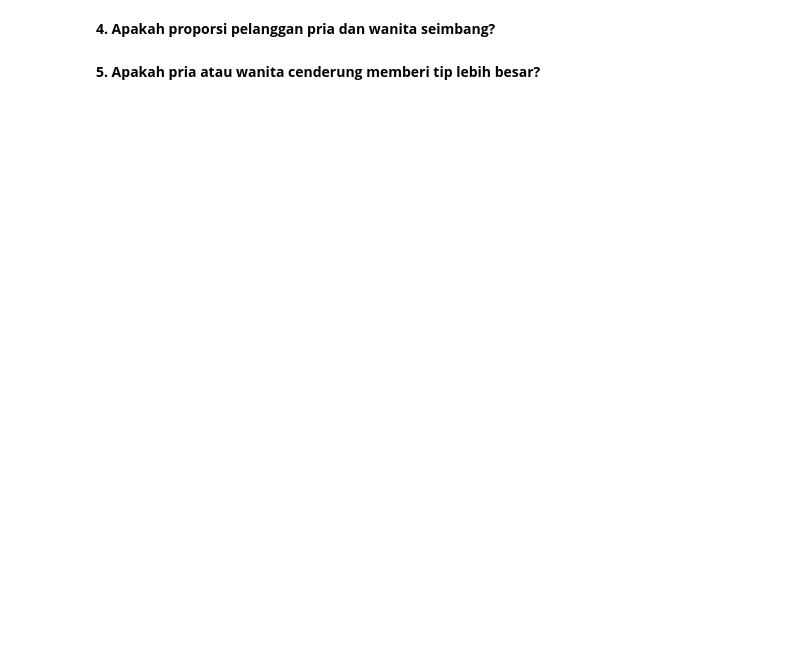
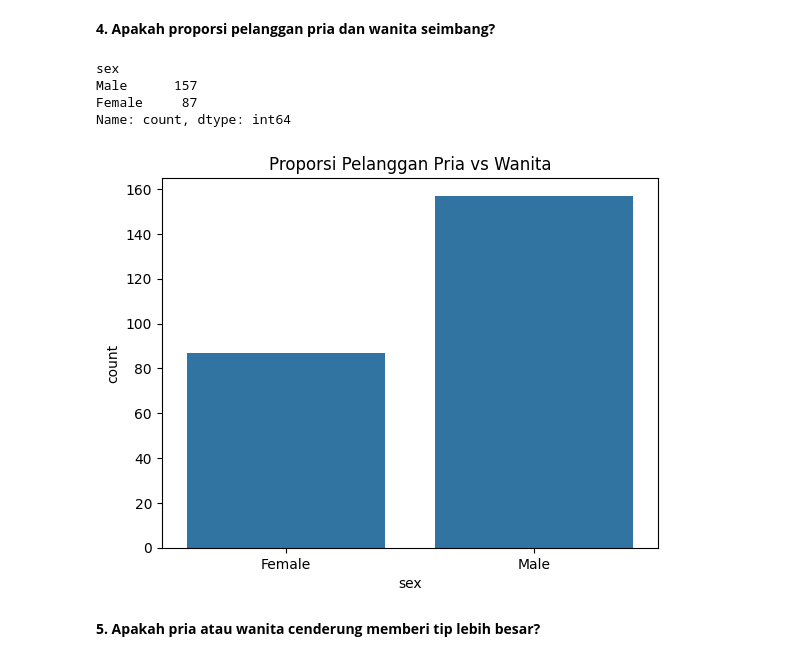
Before and after one commit to robet31/RAPIGANTENG, a Jupyter notebook: Tugas_2-EDA-DataMining.ipynb, the cells around one changed output. Cells and saved outputs as stored; diff of their text form; code cells hidden in the pictures; blank space fills up the shorter version.

```diff
--- a/Tugas_2-EDA-DataMining.ipynb
+++ b/Tugas_2-EDA-DataMining.ipynb
@@ -46,4 +96,18 @@ dtype: object
 # %% [markdown]
 **4. Apakah proporsi pelanggan pria dan wanita seimbang?**
+# %%
+# Proporsi pelanggan berdasarkan jenis kelamin
+print(df['sex'].value_counts())
+
+# Visualisasi
+sns.countplot(x='sex', data=df)
+plt.title('Proporsi Pelanggan Pria vs Wanita')
+plt.show()
+# %% [output]
+sex
+Male      157
+Female     87
+Name: count, dtype: int64
+[figure, added]
 # %% [markdown]
 **5. Apakah pria atau wanita cenderung memberi tip lebih besar?**
```
Also changed, not shown: parts of 7 cells of this notebook.
